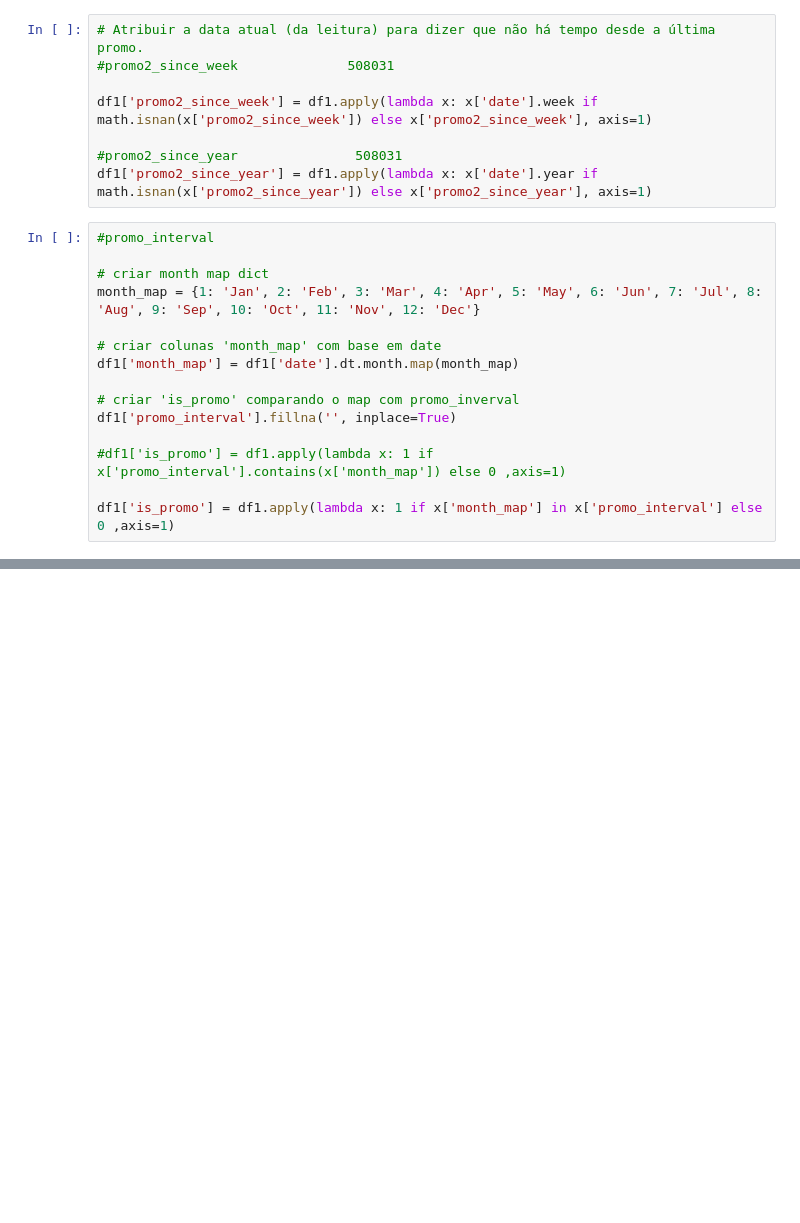
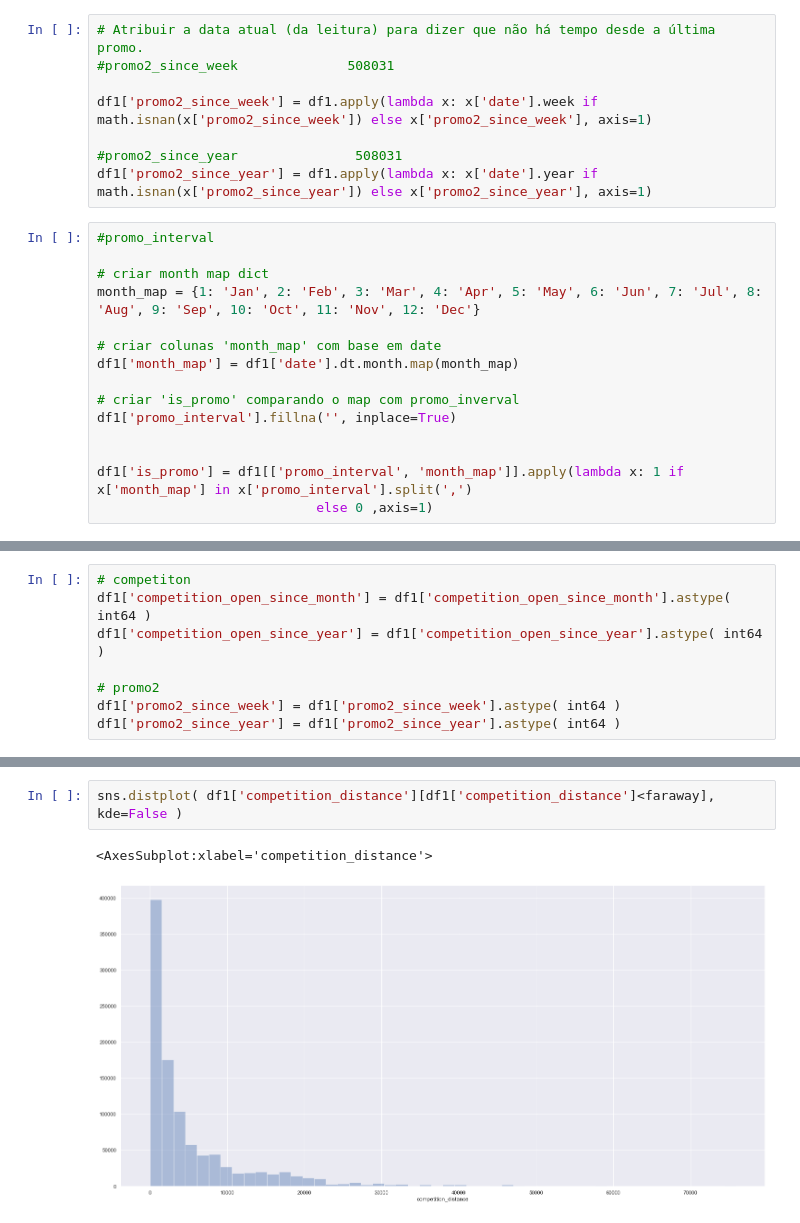
Before and after one commit to enerdb/Store-Sales-Prediction, a Jupyter notebook: store_sales_prediction.ipynb, the cells around one changed output, grey strips where cells are left out. Cells and saved outputs as stored; diff of their text form; blank space fills up the shorter version.

```diff
--- a/store_sales_prediction.ipynb
+++ b/store_sales_prediction.ipynb
@@ -192,7 +226,7 @@ df1['month_map'] = df1['date'].dt.month.map(month_map)
 # criar 'is_promo' comparando o map com promo_inverval
 df1['promo_interval'].fillna('', inplace=True)
 
-#df1['is_promo'] = df1.apply(lambda x: 1 if x['promo_interval'].contains(x['month_map']) else 0 ,axis=1)
 
-df1['is_promo'] = df1.apply(lambda x: 1 if x['month_map'] in x['promo_interval'] else 0 ,axis=1)
+df1['is_promo'] = df1[['promo_interval', 'month_map']].apply(lambda x: 1 if x['month_map'] in x['promo_interval'].split(',')
+                            else 0 ,axis=1)
 # %% [markdown]
@@ -200 +234,9 @@ df1['is_promo'] = df1.apply(lambda x: 1 if x['month_map'] in x['promo_interval']
+# %%
+# competiton
+df1['competition_open_since_month'] = df1['competition_open_since_month'].astype( int64 )
+df1['competition_open_since_year'] = df1['competition_open_since_year'].astype( int64 )
+
+# promo2
+df1['promo2_since_week'] = df1['promo2_since_week'].astype( int64 )
+df1['promo2_since_year'] = df1['promo2_since_year'].astype( int64 )
 # %% [markdown]
@@ -201,0 +324,5 @@ df1['is_promo'] = df1.apply(lambda x: 1 if x['month_map'] in x['promo_interval']
+# %%
+sns.distplot( df1['competition_distance'][df1['competition_distance']<faraway], kde=False )
+# %% [output]
+<AxesSubplot:xlabel='competition_distance'>
+[figure, added]
```
Also changed, not shown: parts of 37 cells of this notebook.
